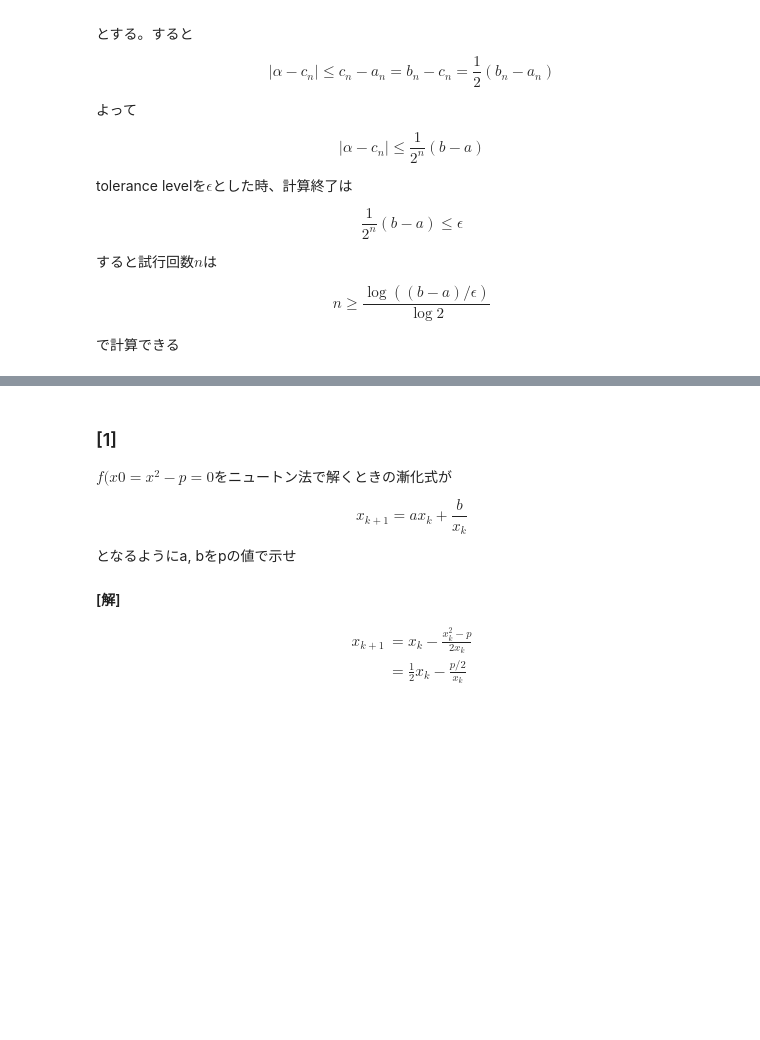
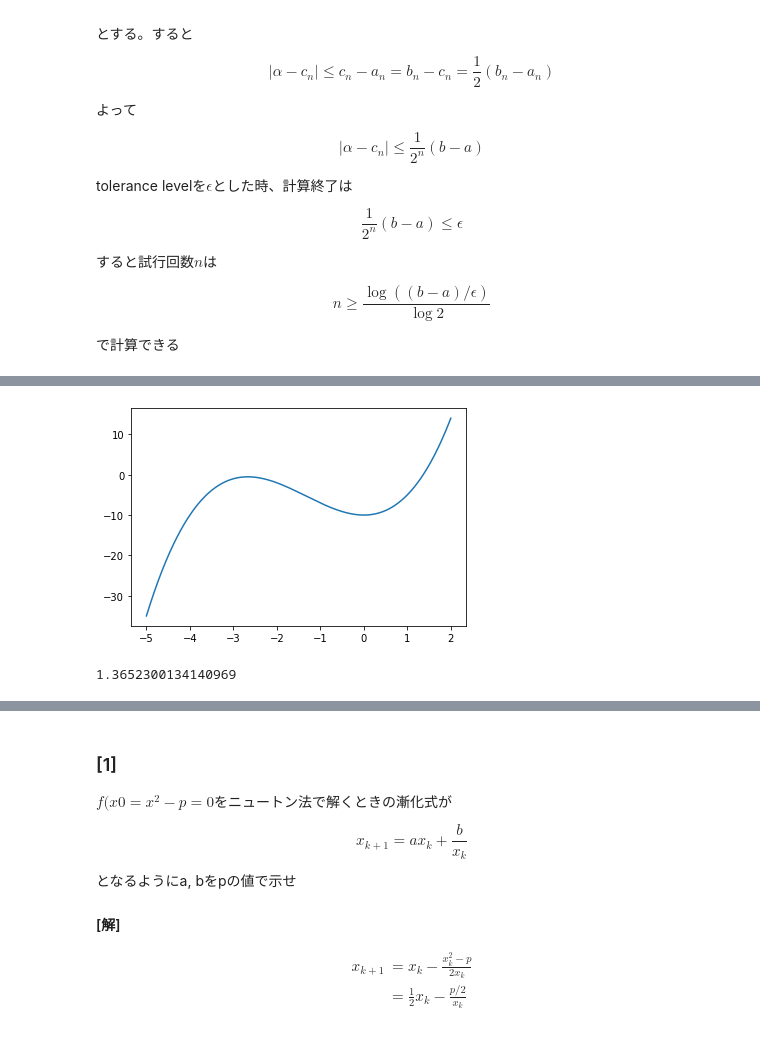
Before and after one commit to RyoNakagami/mathematical_computation, a Jupyter notebook: mathematical_computation101/lecturenotes/ch02.ipynb, the cells around one changed output, grey strips where cells are left out. Cells and saved outputs as stored; diff of their text form; code cells hidden in the pictures; blank space fills up the shorter version.

```diff
--- a/mathematical_computation101/lecturenotes/ch02.ipynb
+++ b/mathematical_computation101/lecturenotes/ch02.ipynb
@@ -821,0 +885,8 @@ $$
+# %%
+x = np.linspace(-5, 2, 1000)
+f = lambda x: x**3 + 4 * x**2 - 10
+y = f(x)
+
+plt.plot(x , y);
+# %% [output]
+[figure, added]
@@ -821,0 +906,5 @@ $$
+# %%
+g = lambda x: np.sqrt(10/(x + 4))
+steffensen(g = g, init0 = 1 , tol = 1e-7 ,max_counter = 5000)
+# %% [output]
+1.3652300134140969
```
Also changed, not shown: parts of 11 cells of this notebook, 2 other files.
